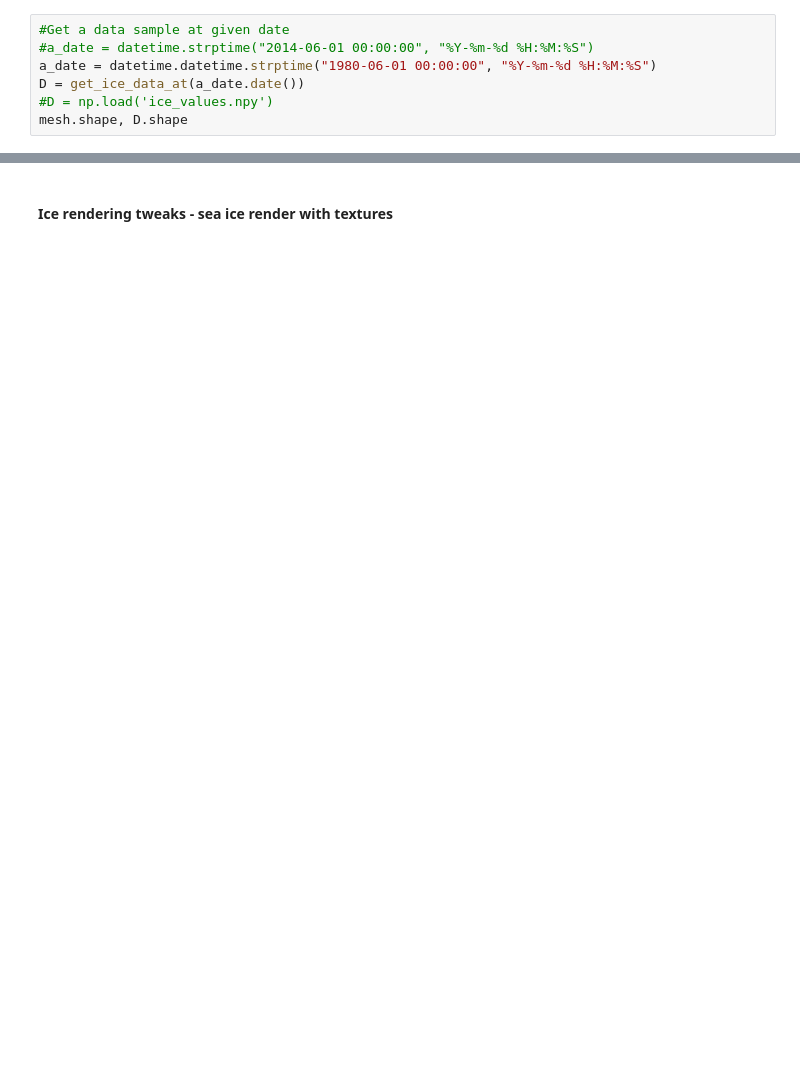
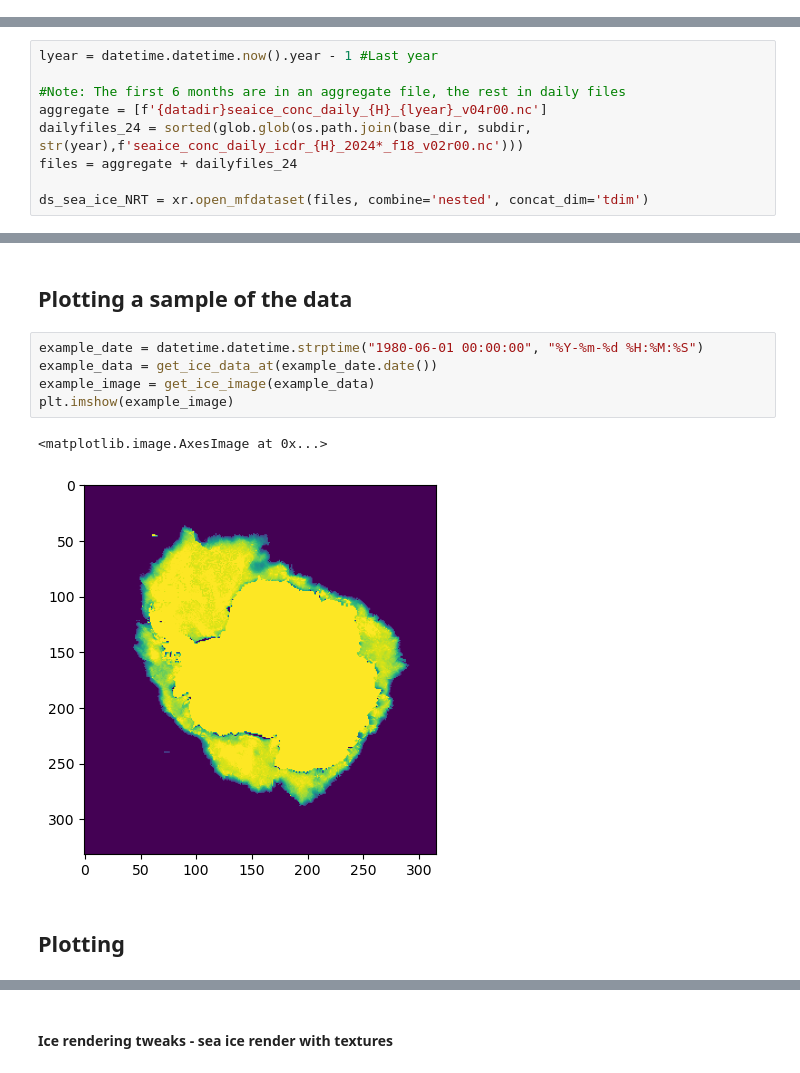
Before and after one commit to ACCESS-NRI/ACCESS-Visualisation-Recipes, a Jupyter notebook: Examples/sea_ice_historical.ipynb, the cells around one changed output, grey strips where cells are left out. Saved outputs shown, nothing was run; the diff lists cells and outputs as text; blank space fills up the shorter version.

```diff
--- a/Examples/sea_ice_historical.ipynb
+++ b/Examples/sea_ice_historical.ipynb
@@ -436,7 +0,0 @@ mesh = get_grid()
-# %%
-#Get a data sample at given date
-#a_date = datetime.strptime("2014-06-01 00:00:00", "%Y-%m-%d %H:%M:%S")
-a_date = datetime.datetime.strptime("1980-06-01 00:00:00", "%Y-%m-%d %H:%M:%S")
-D = get_ice_data_at(a_date.date())
-#D = np.load('ice_values.npy')
-mesh.shape, D.shape
@@ -530,0 +149,9 @@ fig.savefig('out.png', bbox_inches='tight', pad_inches=0)
+# %%
+lyear = datetime.datetime.now().year - 1 #Last year
+
+#Note: The first 6 months are in an aggregate file, the rest in daily files
+aggregate = [f'{datadir}seaice_conc_daily_{H}_{lyear}_v04r00.nc']
+dailyfiles_24 = sorted(glob.glob(os.path.join(base_dir, subdir, str(year),f'seaice_conc_daily_icdr_{H}_2024*_f18_v02r00.nc')))
+files = aggregate + dailyfiles_24
+
+ds_sea_ice_NRT = xr.open_mfdataset(files, combine='nested', concat_dim='tdim')
@@ -530,0 +265,12 @@ fig.savefig('out.png', bbox_inches='tight', pad_inches=0)
+# %% [markdown]
+## Plotting a sample of the data
+# %%
+example_date = datetime.datetime.strptime("1980-06-01 00:00:00", "%Y-%m-%d %H:%M:%S")
+example_data = get_ice_data_at(example_date.date())
+example_image = get_ice_image(example_data)
+plt.imshow(example_image)
+# %% [output]
+<matplotlib.image.AxesImage at 0x...>
+[figure, added]
+# %% [markdown]
+## Plotting
```
Also changed, not shown: parts of 84 cells of this notebook.
